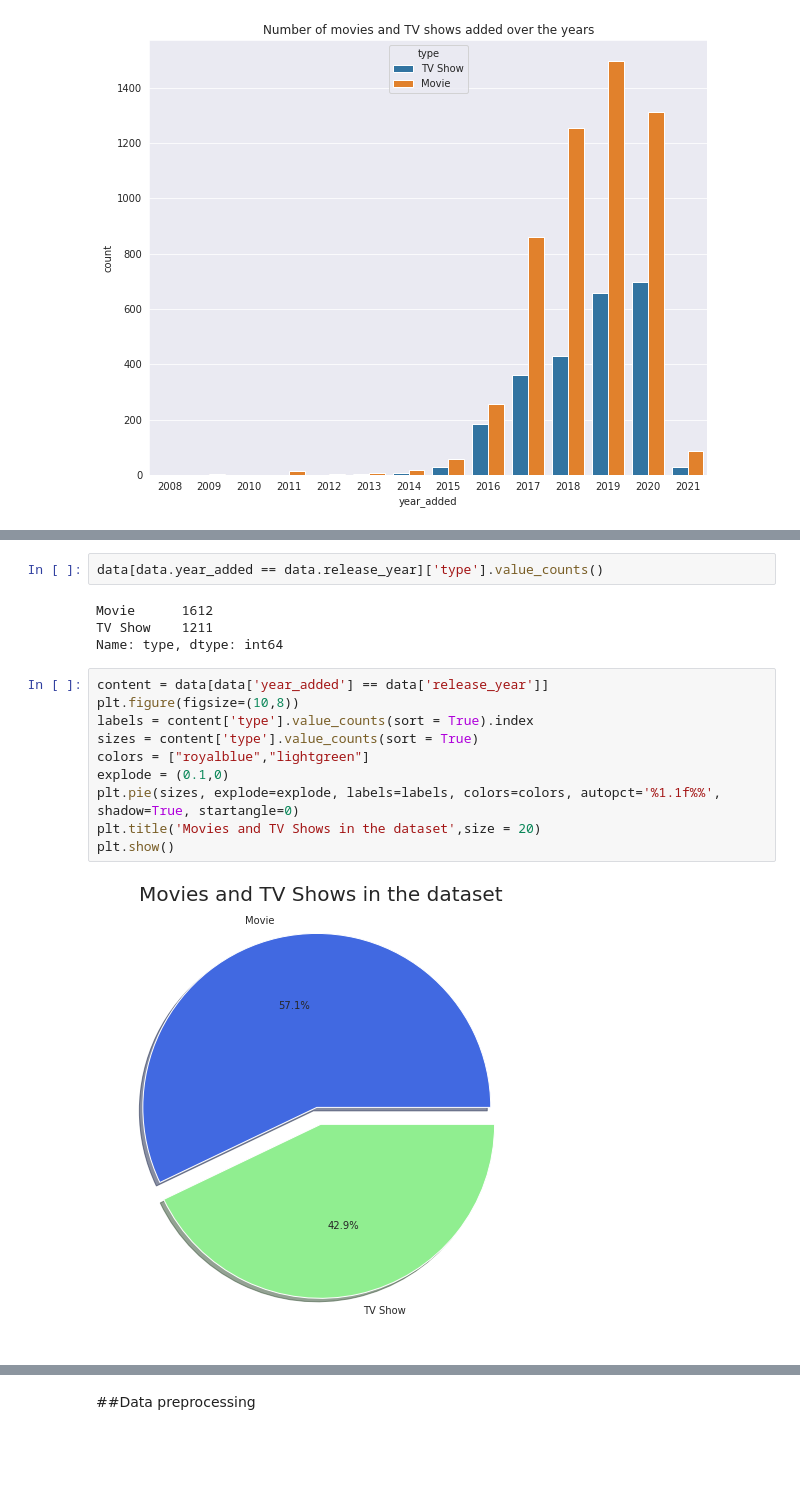
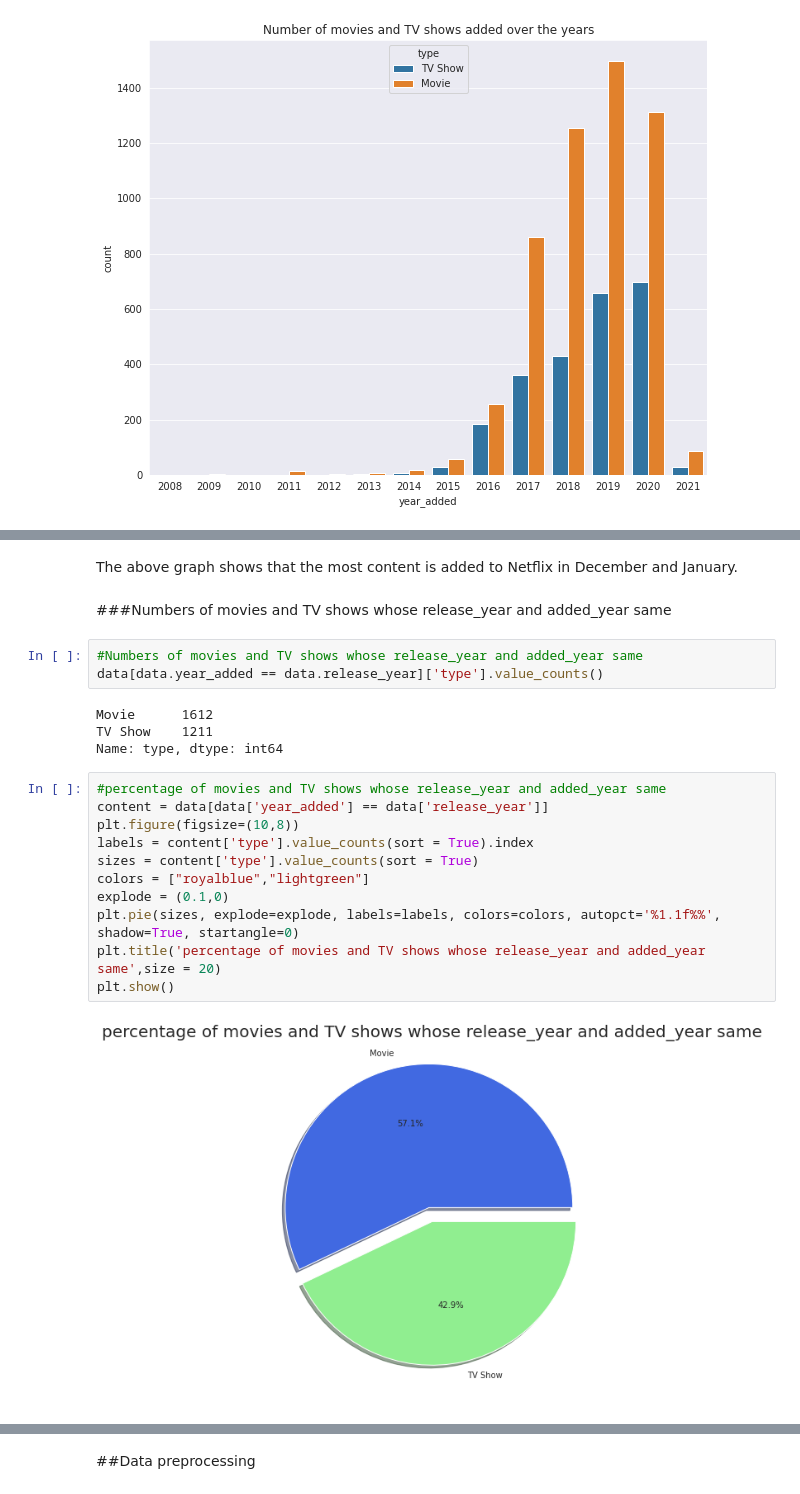
Before and after one commit to Amankr351/Netflix-Movies-and-TV-Shows-Clustering-Project., a Jupyter notebook: Netflix_Movies_And_TV_Shows_Clustering.ipynb, the cells around one changed output, grey strips where cells are left out. Cells and saved outputs as stored; diff of their text form; blank space fills up the shorter version.

```diff
--- a/Netflix_Movies_And_TV_Shows_Clustering.ipynb
+++ b/Netflix_Movies_And_TV_Shows_Clustering.ipynb
@@ -381,18 +405,24 @@ plt.xlabel('month_added');
+# %% [markdown]
+The above graph shows that the most content is added to Netflix in December and January.
+# %% [markdown]
+###Numbers of movies and TV shows whose release_year and added_year same
 # %%
+#Numbers of movies and TV shows whose release_year and added_year same
 data[data.year_added == data.release_year]['type'].value_counts()
 # %% [output]
 Movie      1612
 TV Show    1211
 Name: type, dtype: int64
 # %%
+#percentage of movies and TV shows whose release_year and added_year same
 content = data[data['year_added'] == data['release_year']]
 plt.figure(figsize=(10,8))
 labels = content['type'].value_counts(sort = True).index
 sizes = content['type'].value_counts(sort = True)
 colors = ["royalblue","lightgreen"]
 explode = (0.1,0)
 plt.pie(sizes, explode=explode, labels=labels, colors=colors, autopct='%1.1f%%', shadow=True, startangle=0)
-plt.title('Movies and TV Shows in the dataset',size = 20)
+plt.title('percentage of movies and TV shows whose release_year and added_year same',size = 20)
 plt.show()
 # %% [output]
-[figure, old version]
+[figure, new version]
```
Also changed, not shown: parts of 46 cells of this notebook.
